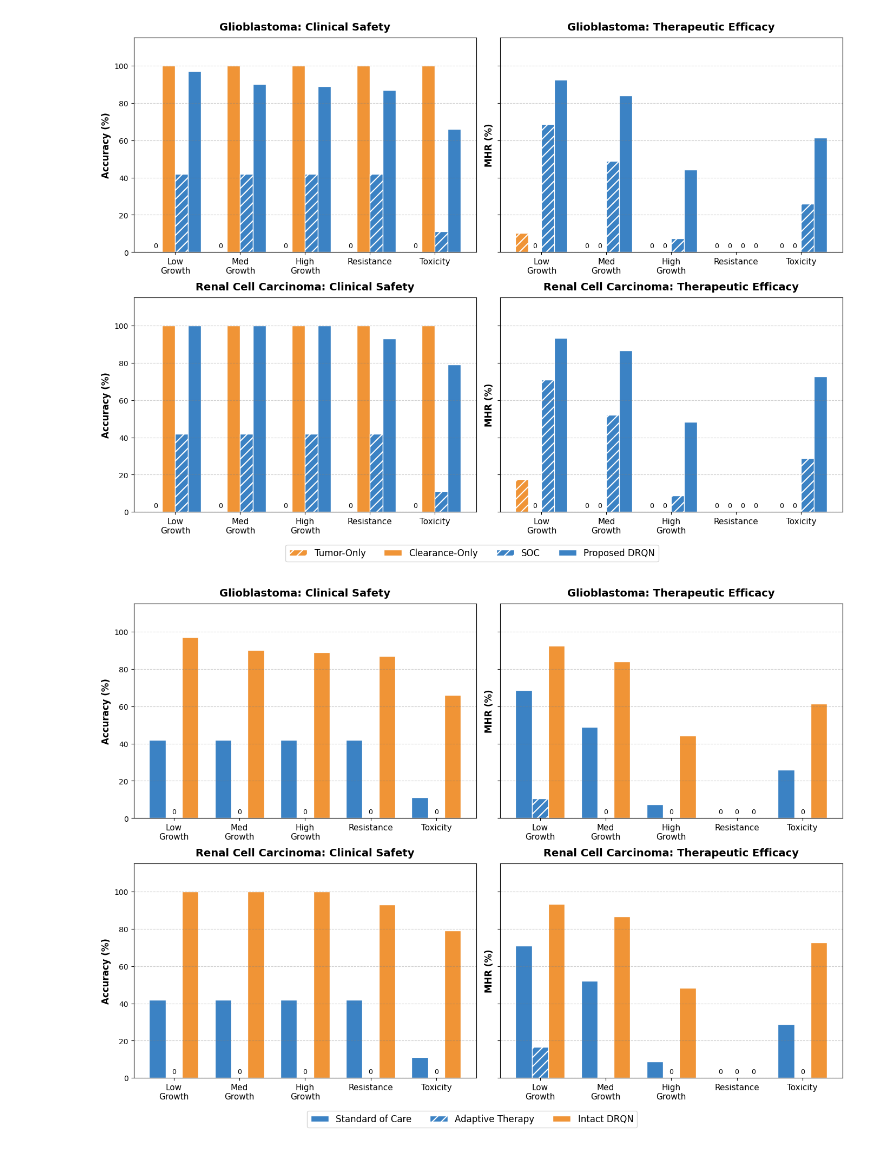
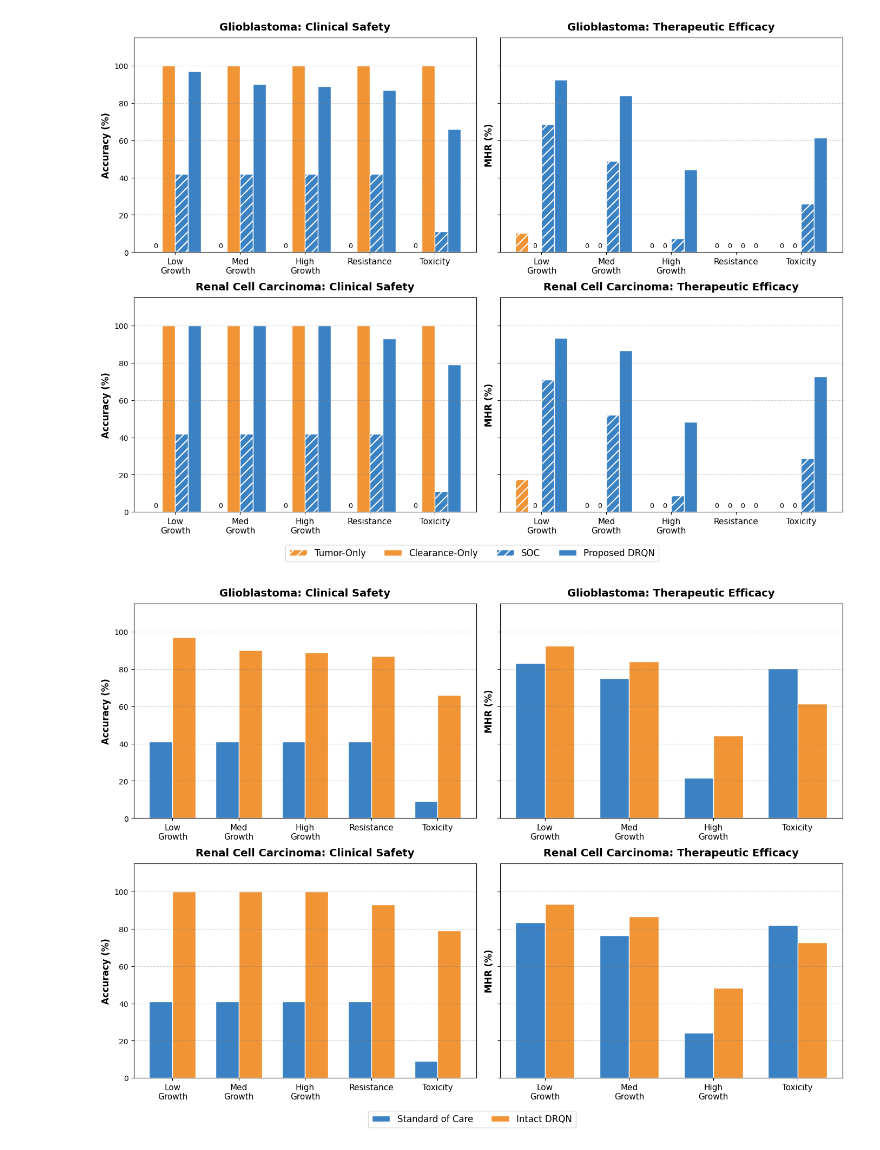
Before and after one commit to Volpi22/Sim_01_Toy_Tests, a Jupyter notebook: Test.ipynb, the cells around one changed output. Cells and saved outputs as stored; diff of their text form; code cells hidden in the pictures.

```diff
--- a/Test.ipynb
+++ b/Test.ipynb
@@ -262,44 +262,39 @@ import os
 # ==========================================
 # 1. Data Extraction
 # ==========================================
-scenarios = ['Low\nGrowth', 'Med\nGrowth', 'High\nGrowth', 'Resistance', 'Toxicity']
-x = np.arange(len(scenarios))
-width = 0.25  # Slightly wider since we only have 3 bars now
+scenarios_left = ['Low\nGrowth', 'Med\nGrowth', 'High\nGrowth', 'Resistance', 'Toxicity']
+scenarios_right = ['Low\nGrowth', 'Med\nGrowth', 'High\nGrowth', 'Toxicity'] # Removed Resistance
+
+width = 0.35  # Adjusted width for 2 bars
 
 # Glioblastoma Data
 glio_acc = {
-    'Standard of Care': [42.0, 42.0, 42.0, 42.0, 11.0],
-    'Adaptive Therapy': [0.0, 0.0, 0.0, 0.0, 0.0],
+    'Standard of Care': [41.0, 41.0, 41.0, 41.0, 9.0],
     'Intact DRQN': [97.0, 90.0, 89.0, 87.0, 66.0]
 }
 glio_mhr = {
-    'Standard of Care': [68.7, 49.0, 7.3, 0.0, 25.8],
-    'Adaptive Therapy': [10.6, 0.0, 0.0, 0.0, 0.0],
-    'Intact DRQN': [92.4, 84.1, 44.3, 0.0, 61.3]
+    'Standard of Care': [83.1, 74.9, 21.5, 80.3], # Removed Resistance (index 3)
+    'Intact DRQN': [92.4, 84.1, 44.3, 61.3]       # Removed Resistance (index 3)
 }
 
 # Renal Cell Carcinoma Data
 renal_acc = {
-    'Standard of Care': [42.0, 42.0, 42.0, 42.0, 11.0],
-    'Adaptive Therapy': [0.0, 0.0, 0.0, 0.0, 0.0],
+    'Standard of Care': [41.0, 41.0, 41.0, 41.0, 9.0],
     'Intact DRQN': [100.0, 100.0, 100.0, 93.0, 79.0]
 }
 renal_mhr = {
-    'Standard of Care': [71.0, 52.0, 8.7, 0.0, 28.8],
-    'Adaptive Therapy': [16.7, 0.4, 0.0, 0.0, 0.0],
-    'Intact DRQN': [93.2, 86.5, 48.2, 0.0, 72.8]
+    'Standard of Care': [83.4, 76.4, 24.2, 82.0], # Removed Resistance (index 3)
+    'Intact DRQN': [93.2, 86.5, 48.2, 72.8]       # Removed Resistance (index 3)
 }
 
 # Thematic Colors & Hatches
 colors = {
     'Standard of Care': '#3b82c4',   # Blue
-    'Adaptive Therapy': '#3b82c4',   # Orange
-    'Intact DRQN': '#f09436'         # Blue
+    'Intact DRQN': '#f09436'         # Orange
 }
 
 hatches = {
     'Standard of Care': '',
-    'Adaptive Therapy': '//',
     'Intact DRQN': ''
 }
 
@@ -311,52 +306,52 @@ plt.style.use('default')
 # Adjust matplotlib parameters to make the white hatches slightly thicker and clearer
 plt.rcParams['hatch.linewidth'] = 1.5
 
-# Removed sharex=True so the x-axis labels appear on all rows
 fig, axs = plt.subplots(2, 2, figsize=(14, 10), sharey=True)
 
-def plot_grouped_bars(ax, data_dict, title, ylabel):
-    # Calculate perfectly centered offsets for 3 bars
-    offsets = [-width, 0, width]
+def plot_grouped_bars(ax, data_dict, title, ylabel, scenarios_list):
+    x = np.arange(len(scenarios_list))
+    # Calculate perfectly centered offsets for 2 bars
+    offsets = [-width/2, width/2]
 
     for (label, values), offset in zip(data_dict.items(), offsets):
         # Set edgecolor to white to render white hatches and remove the visible black border
         bars = ax.bar(x + offset, values, width, label=label,
                       color=colors[label], hatch=hatches[label],
                       edgecolor='white', linewidth=1.0)
 
         # Explicitly showcase the zeros
         for bar, val in zip(bars, values):
             if val == 0.0:
                 ax.text(bar.get_x() + bar.get_width()/2, 1.5, '0',
                         ha='center', va='bottom', fontsize=9, color='black')
 
     ax.set_title(title, fontsize=14, fontweight='bold', pad=10)
     ax.set_ylabel(ylabel, fontsize=12, fontweight='bold')
     ax.set_xticks(x)
-    ax.set_xticklabels(scenarios, fontsize=11)
+    ax.set_xticklabels(scenarios_list, fontsize=11)
     ax.set_ylim(0, 115)
     ax.grid(axis='y', linestyle='--', alpha=0.4, color='gray')
 
 # Top Row: Glioblastoma (Safety vs. Efficacy)
-plot_grouped_bars(axs[0, 0], glio_acc, 'Glioblastoma: Clinical Safety', 'Accuracy (%)')
-plot_grouped_bars(axs[0, 1], glio_mhr, 'Glioblastoma: Therapeutic Efficacy', 'MHR (%)')
+plot_grouped_bars(axs[0, 0], glio_acc, 'Glioblastoma: Clinical Safety', 'Accuracy (%)', scenarios_left)
+plot_grouped_bars(axs[0, 1], glio_mhr, 'Glioblastoma: Therapeutic Efficacy', 'MHR (%)', scenarios_right)
 
 # Bottom Row: Renal Cell Carcinoma (Safety vs. Efficacy)
-plot_grouped_bars(axs[1, 0], renal_acc, 'Renal Cell Carcinoma: Clinical Safety', 'Accuracy (%)')
-plot_grouped_bars(axs[1, 1], renal_mhr, 'Renal Cell Carcinoma: Therapeutic Efficacy', 'MHR (%)')
+plot_grouped_bars(axs[1, 0], renal_acc, 'Renal Cell Carcinoma: Clinical Safety', 'Accuracy (%)', scenarios_left)
+plot_grouped_bars(axs[1, 1], renal_mhr, 'Renal Cell Carcinoma: Therapeutic Efficacy', 'MHR (%)', scenarios_right)
 
-# Add a single unified legend at the bottom (ncol=3 since we have 3 baselines)
+# Add a single unified legend at the bottom (ncol=2 since we have 2 baselines)
 handles, labels = axs[0, 0].get_legend_handles_labels()
-fig.legend(handles, labels, loc='lower center', ncol=3, fontsize=12, bbox_to_anchor=(0.5, -0.02))
+fig.legend(handles, labels, loc='lower center', ncol=2, fontsize=12, bbox_to_anchor=(0.5, -0.02))
 
 plt.tight_layout()
 fig.subplots_adjust(bottom=0.08) # Make room for the legend
 
 os.makedirs("results", exist_ok=True)
 plt.savefig("results/baseline_comparison_grid.pdf", dpi=300, bbox_inches='tight')
 plt.show()
 # %% [output]
-[figure, old version]
+[figure, new version]
 # %%
 import matplotlib.pyplot as plt
 import numpy as np
```
Also changed, not shown: parts of 1 cell of this notebook, 3 other files.
